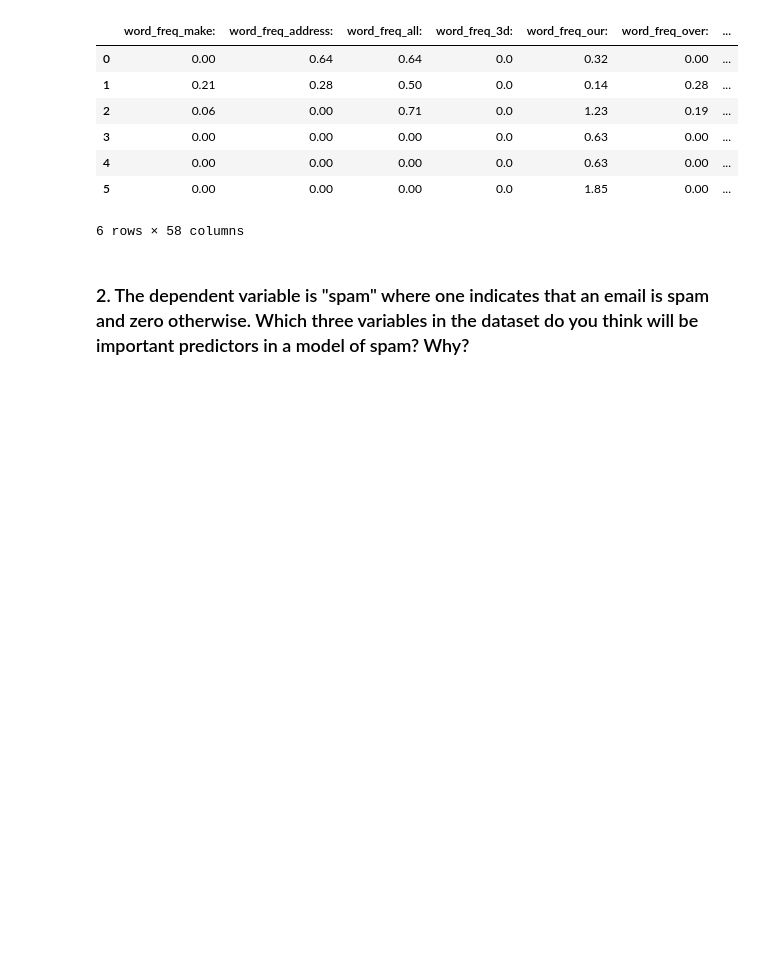
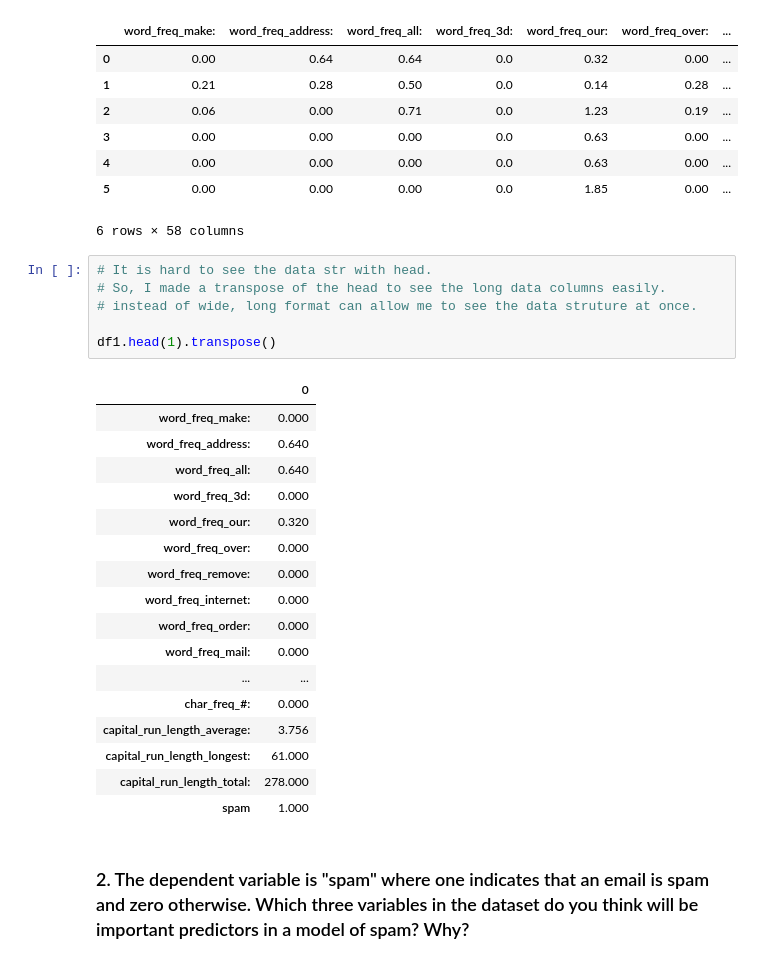
Before and after one commit to QMSS-GR5069-Spring-2022/gr5069-homework-2-franyang6, a Jupyter notebook: code/mid_term_exam.ipynb, the cells around one changed output. Cells and saved outputs as stored; diff of their text form; blank space fills up the shorter version.

Commit message:
wide format and long format
To see the data at once, I added long format in addition to short format.
With both, people can see easily the data structure.

```diff
--- a/code/mid_term_exam.ipynb
+++ b/code/mid_term_exam.ipynb
@@ -29,6 +29,30 @@ df1.head(6)
 | 4 | 0.00 | 0.00 | 0.00 | 0.0 | 0.63 | 0.00 | ... |
 | 5 | 0.00 | 0.00 | 0.00 | 0.0 | 1.85 | 0.00 | ... |
 6 rows × 58 columns
+# %%
+# It is hard to see the data str with head.
+# So, I made a transpose of the head to see the long data columns easily.
+# instead of wide, long format can allow me to see the data struture at once.
+
+df1.head(1).transpose()
+# %% [output]
+|  | 0 |
+| word_freq_make: | 0.000 |
+| word_freq_address: | 0.640 |
+| word_freq_all: | 0.640 |
+| word_freq_3d: | 0.000 |
+| word_freq_our: | 0.320 |
+| word_freq_over: | 0.000 |
+| word_freq_remove: | 0.000 |
+| word_freq_internet: | 0.000 |
+| word_freq_order: | 0.000 |
+| word_freq_mail: | 0.000 |
+| ... | ... |
+| char_freq_#: | 0.000 |
+| capital_run_length_average: | 3.756 |
+| capital_run_length_longest: | 61.000 |
+| capital_run_length_total: | 278.000 |
+| spam | 1.000 |
 # %% [markdown]
 ### 2.  The dependent variable is "spam" where one indicates that an email is spam and zero otherwise.  Which three variables in the dataset do you think will be important predictors in a model of spam?  Why?
 # %% [markdown]
```
Also changed, not shown: parts of 4 cells of this notebook.
